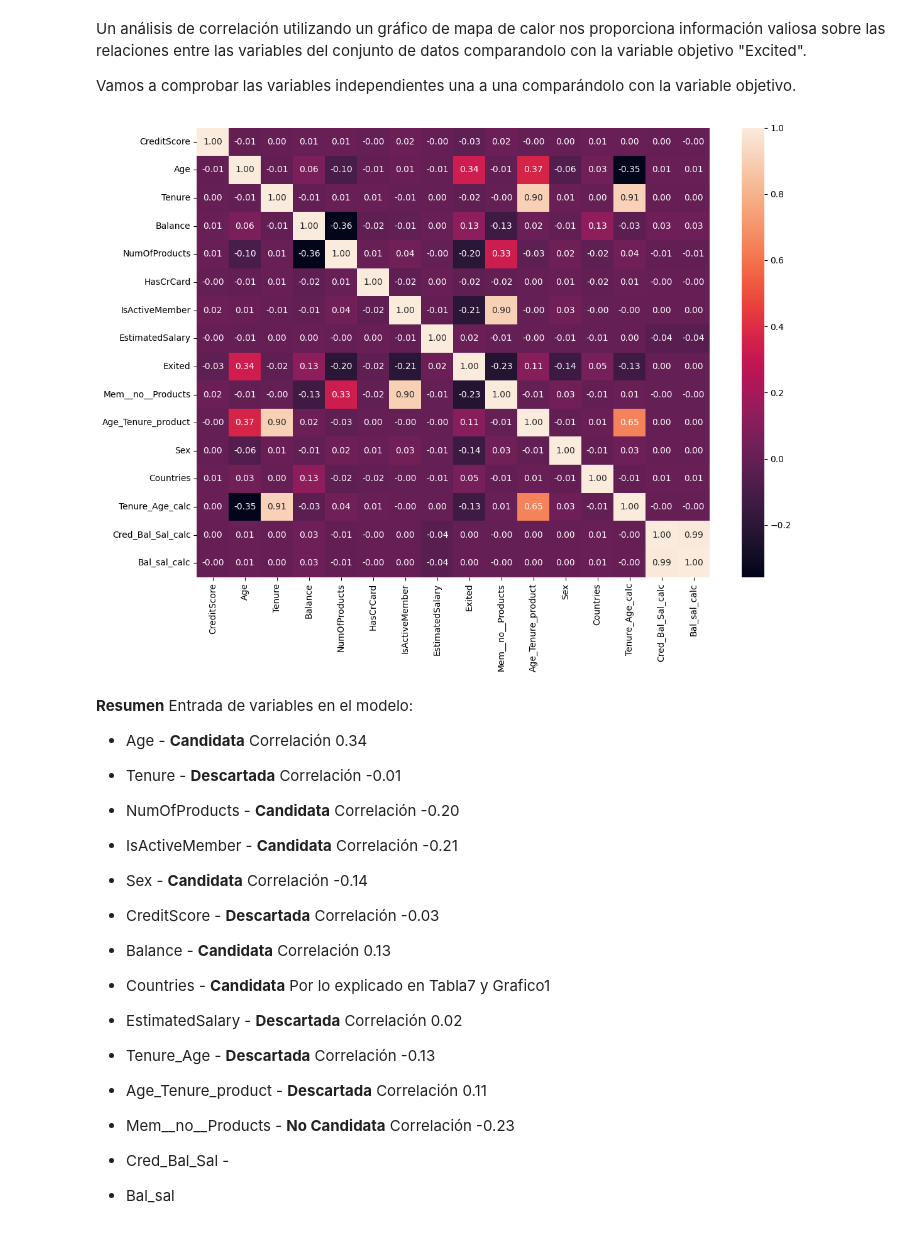
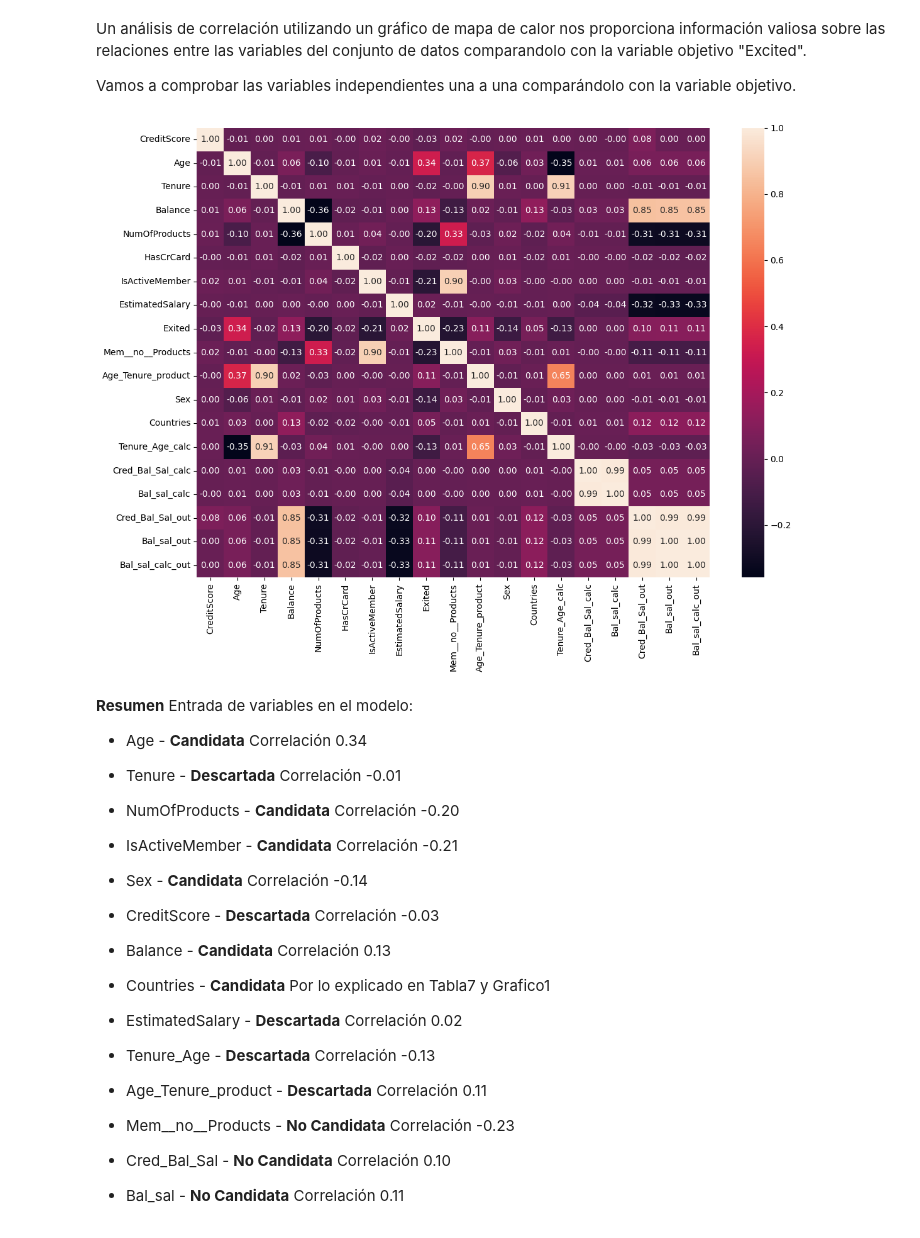
Before and after one commit to 4GeeksAcademy/Proyecto-Bank-Churn-Eli-Isa, a Jupyter notebook: src/explore-Isa.ipynb, the cells around one changed output. Saved outputs shown, nothing was run; the diff lists cells and outputs as text; code cells hidden in the pictures.

Commit message:
outliers cred bal/sal

```diff
--- a/src/explore-Isa.ipynb
+++ b/src/explore-Isa.ipynb
@@ -426,7 +436,7 @@ data_clean[['IsActiveMember','NumOfProducts','Mem__no__Products']].head()
 En este caso, la variable Mem__no__Products= IsActiveMember*NumOfProducts. Analizamos igual que las anteriores
 # %%
 
-fig, axis = plt.subplots(3,3, figsize=(10, 4),gridspec_kw= {'height_ratios': [10, 5,5]})
+fig, axis = plt.subplots(3,3, figsize=(10, 6),gridspec_kw= {'height_ratios': [10, 5,5]})
 sns.regplot(data = data_clean, x = "IsActiveMember",y="Exited",ax=axis[0,0])
 sns.regplot(data = data_clean, x = "NumOfProducts",y="Exited",ax=axis[0,1])
 sns.regplot(data = data_clean, x = "Mem__no__Products",y="Exited",ax=axis[0,2])
@@ -732,0 +805,8 @@ Error:
+# %%
+perc99=data_clean["Cred_Bal_Sal_calc"].quantile(0.95)
+mean1=data_clean["Cred_Bal_Sal_calc"].mean()
+data_clean["Cred_Bal_Sal_out"] = data_clean["Cred_Bal_Sal_calc"].apply(lambda x: x if x <= perc99 else mean1)
+
+fig, axis = plt.subplots(1,2,figsize=(10,3))
+sns.boxplot(data=data_clean, x="Cred_Bal_Sal_out",ax=axis[0])
+sns.heatmap(data_clean[["Cred_Bal_Sal_out", "Exited"]].corr(), annot = True, fmt = ".2f", cbar = False,ax=axis[1])
@@ -732,0 +852,18 @@ Error:
+# %%
+quant=np.arange(0.92, 0.99, 0.01)
+
+mean1=data_clean["Cred_Bal_Sal_calc"].mean()
+mean2=data_clean["Bal_sal_calc"].mean()
+corr1=[]
+per1=[]
+corr2=[]
+per2=[]
+for i in range(len(quant)):
+    per1.append(data_clean["Cred_Bal_Sal_calc"].quantile(quant[i]))
+    data_clean["Cred_Bal_Sal_out"]= data_clean["Cred_Bal_Sal_calc"].apply(lambda x: x if x <= per1[i] else mean1)
+    corr1.append(data_clean["Cred_Bal_Sal_out"].corr(data_clean["Exited"]))
+
+for i in range(len(quant)):
+    per2.append(data_clean["Bal_sal_calc"].quantile(quant[i]))
+    data_clean["Bal_sal_out"]= data_clean["Bal_sal_calc"].apply(lambda x: x if x <= per2[i] else mean2)
+    corr2.append(data_clean["Bal_sal_out"].corr(data_clean["Exited"]))
@@ -732,0 +884,11 @@ Error:
+# %%
+per95_1=data_clean["Cred_Bal_Sal_calc"].quantile(0.95)
+data_clean["Cred_Bal_Sal_out"]= data_clean["Cred_Bal_Sal_calc"].apply(lambda x: x if x <= per95_1 else mean1)
+corr_1=data_clean["Cred_Bal_Sal_out"].corr(data_clean["Exited"])
+
+per95_2=data_clean["Bal_sal_calc"].quantile(0.95)
+data_clean["Bal_sal_out"]= data_clean["Bal_sal_calc"].apply(lambda x: x if x <= per95_2 else mean2)
+corr_2=data_clean["Bal_sal_out"].corr(data_clean["Exited"])
+
+print(f"'Cred_Bal_Sal' correlación: {corr_1.round(3)} en percentil 95")
+print(f"'Bal_Sal' correlación: {corr_2.round(3)} en percentil 95")
@@ -737,14 +941,14 @@ Vamos a comprobar las variables independientes una a una comparándolo con la va
 # %%
 fig, axis = plt.subplots(figsize=(12, 9))
 
 # Incluir todas las columnas en el análisis de correlación
-#data_clean.drop("Country_Labels",axis=1,inplace=True)
+data_clean.drop("Country_Labels",axis=1,inplace=True)
 sns.heatmap(data_clean.corr(), annot=True, fmt=".2f")
 
 plt.tight_layout()
 plt.show()
 # %% [output]
-[figure, old version]
+[figure, new version]
 # %% [markdown]
 **Resumen** Entrada de variables en el modelo:
 
@@ -762,5 +966,5 @@ plt.show()
 * Tenure_Age - **Descartada**       Correlación -0.13
 * Age_Tenure_product - **Descartada**       Correlación 0.11
 * Mem__no__Products - **No Candidata**       Correlación -0.23
-* Cred_Bal_Sal -
-* Bal_sal
+* Cred_Bal_Sal - **No Candidata**       Correlación 0.10
+* Bal_sal - **No Candidata**       Correlación 0.11
```
Also changed, not shown: parts of 24 cells of this notebook.
